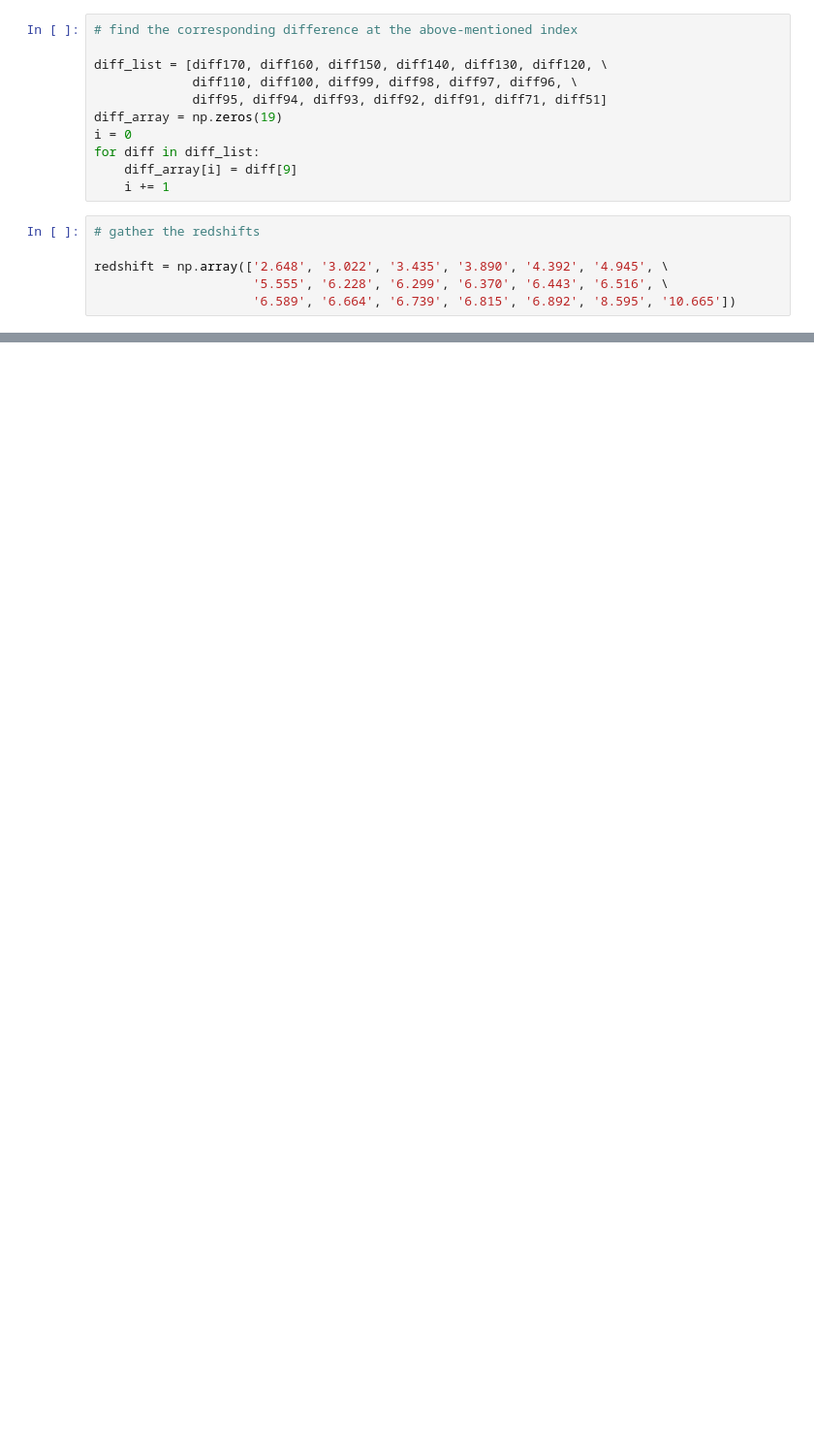
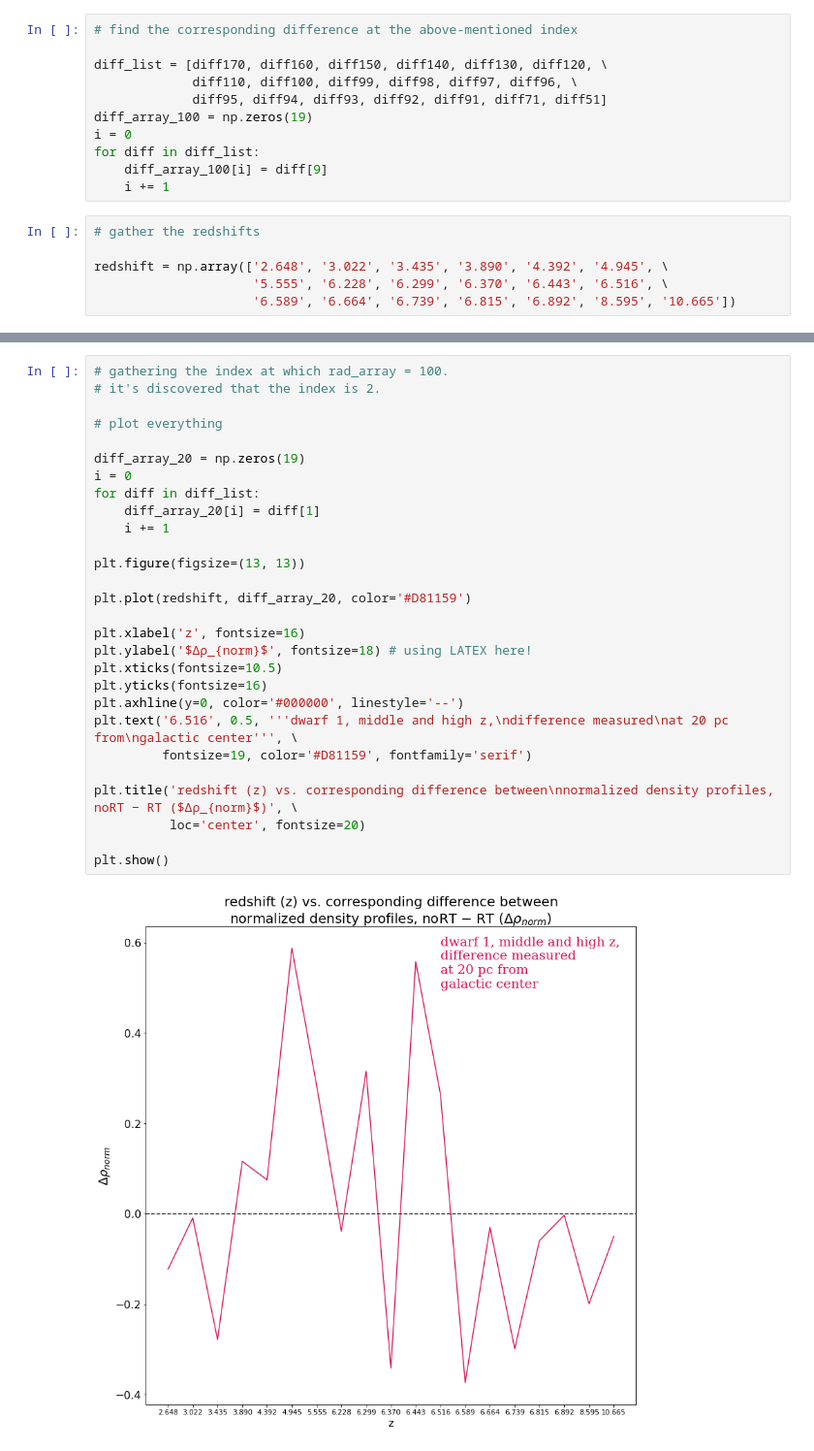
Before and after one commit to nguyenbinh1612/Binh_UFD, a Jupyter notebook: dwarf1-middle-and-high-z-normalized.ipynb, the cells around one changed output, grey strips where cells are left out. Shown: that part at 97% size. Saved outputs shown, nothing was run; the diff lists cells and outputs as text; blank space fills up the shorter version.

```diff
--- a/dwarf1-middle-and-high-z-normalized.ipynb
+++ b/dwarf1-middle-and-high-z-normalized.ipynb
@@ -893,10 +893,10 @@ plt.show()
 diff_list = [diff170, diff160, diff150, diff140, diff130, diff120, \
              diff110, diff100, diff99, diff98, diff97, diff96, \
              diff95, diff94, diff93, diff92, diff91, diff71, diff51]
-diff_array = np.zeros(19)
+diff_array_100 = np.zeros(19)
 i = 0
 for diff in diff_list:
-    diff_array[i] = diff[9]
+    diff_array_100[i] = diff[9]
     i += 1
 # %%
 # gather the redshifts
@@ -925,3 +925,33 @@ plt.title('redshift (z) vs. corresponding difference between\nnormalized density
 plt.show()
 # %% [output]
 [figure]
+# %%
+# gathering the index at which rad_array = 100.
+# it's discovered that the index is 2.
+
+# plot everything
+
+diff_array_20 = np.zeros(19)
+i = 0
+for diff in diff_list:
+    diff_array_20[i] = diff[1]
+    i += 1
+
+plt.figure(figsize=(13, 13))
+
+plt.plot(redshift, diff_array_20, color='#D81159')
+
+plt.xlabel('z', fontsize=16)
+plt.ylabel('$Δρ_{norm}$', fontsize=18) # using LATEX here!
+plt.xticks(fontsize=10.5)
+plt.yticks(fontsize=16)
+plt.axhline(y=0, color='#000000', linestyle='--')
+plt.text('6.516', 0.5, '''dwarf 1, middle and high z,\ndifference measured\nat 20 pc from\ngalactic center''', \
+         fontsize=19, color='#D81159', fontfamily='serif')
+
+plt.title('redshift (z) vs. corresponding difference between\nnormalized density profiles, noRT − RT ($Δρ_{norm}$)', \
+          loc='center', fontsize=20)
+
+plt.show()
+# %% [output]
+[figure, added]
```
Also changed, not shown: parts of 1 cell of this notebook, 4 other files.
